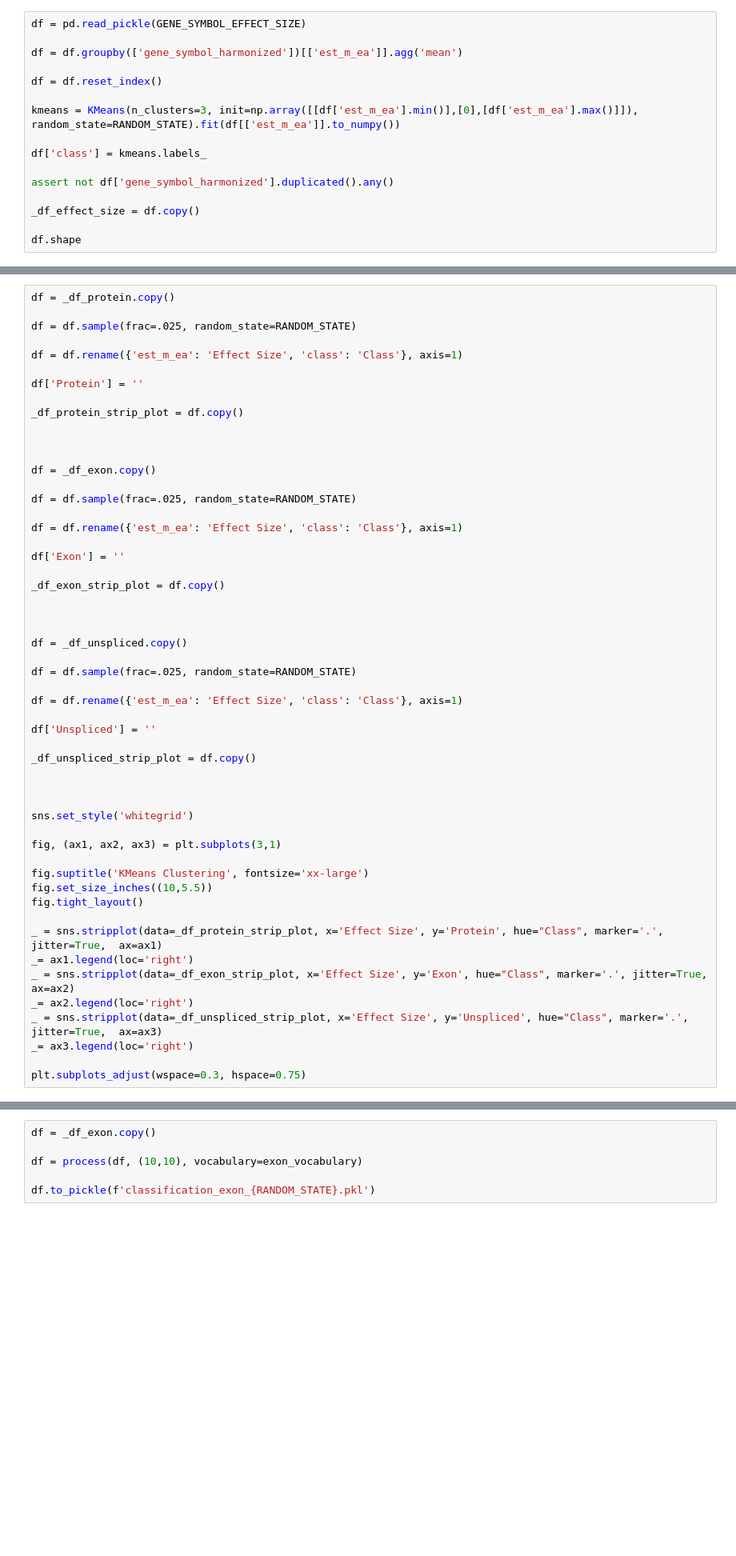
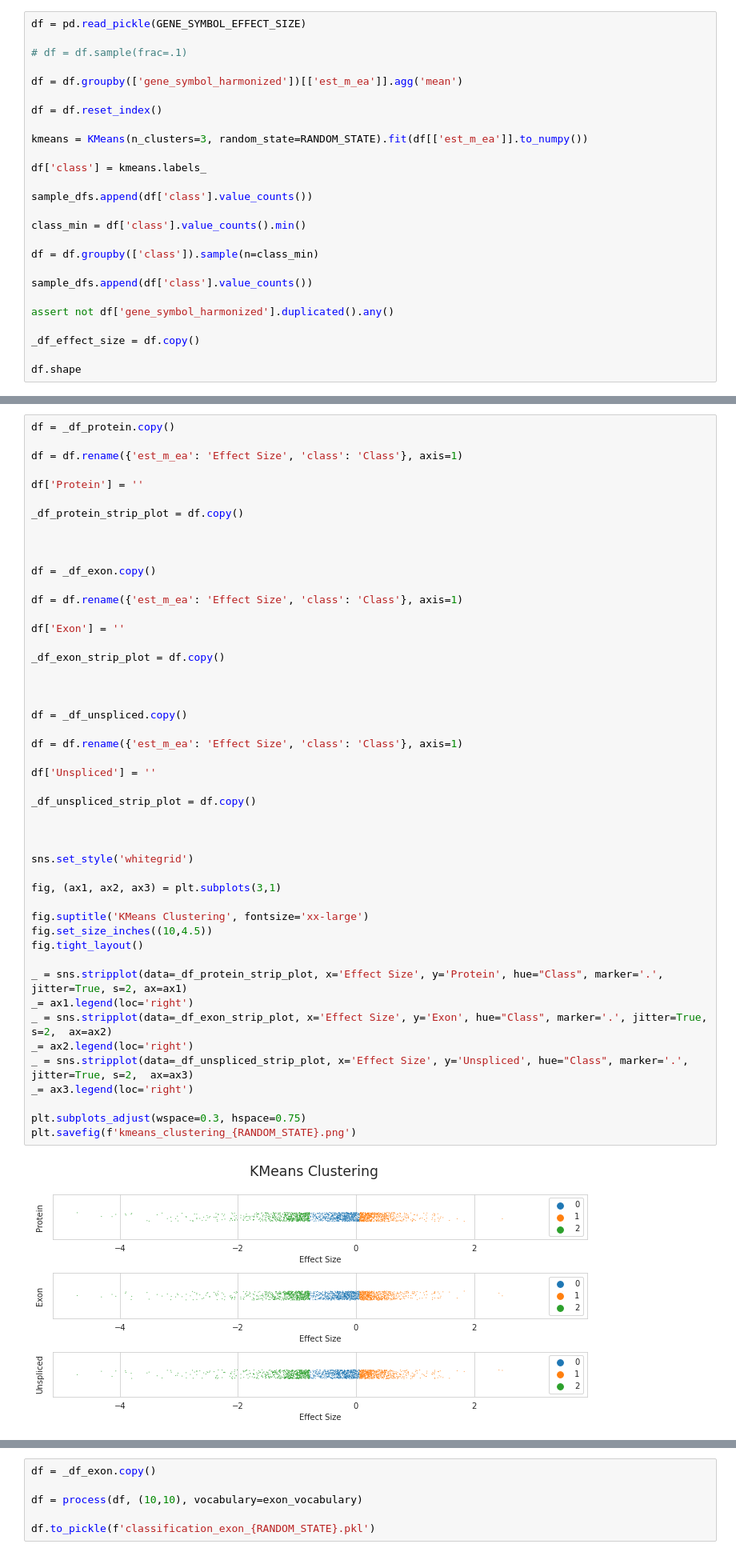
Before and after one commit to gene-to-phenotype-predictions/Baseline_TF-IDF_Analysis, a Jupyter notebook: analysis/main.ipynb, the cells around one changed output, grey strips where cells are left out. Shown at 80% size. Saved outputs shown, nothing was run; the diff lists cells and outputs as text; blank space fills up the shorter version.

```diff
--- a/analysis/main.ipynb
+++ b/analysis/main.ipynb
@@ -58,13 +63,23 @@ print(RANDOM_STATE)
 # %%
 df = pd.read_pickle(GENE_SYMBOL_EFFECT_SIZE)
+
+# df = df.sample(frac=.1)
 
 df = df.groupby(['gene_symbol_harmonized'])[['est_m_ea']].agg('mean')
 
 df = df.reset_index()
 
-kmeans = KMeans(n_clusters=3, init=np.array([[df['est_m_ea'].min()],[0],[df['est_m_ea'].max()]]), random_state=RANDOM_STATE).fit(df[['est_m_ea']].to_numpy())
+kmeans = KMeans(n_clusters=3, random_state=RANDOM_STATE).fit(df[['est_m_ea']].to_numpy())
 
 df['class'] = kmeans.labels_
+
+sample_dfs.append(df['class'].value_counts())
+
+class_min = df['class'].value_counts().min()
+
+df = df.groupby(['class']).sample(n=class_min)
+
+sample_dfs.append(df['class'].value_counts())
 
 assert not df['gene_symbol_harmonized'].duplicated().any()
 
@@ -128,7 +157,5 @@ df.shape
 # %%
 df = _df_protein.copy()
-
-df = df.sample(frac=.025, random_state=RANDOM_STATE)
 
 df = df.rename({'est_m_ea': 'Effect Size', 'class': 'Class'}, axis=1)
 
@@ -140,44 +167,43 @@ _df_protein_strip_plot = df.copy()
 
 df = _df_exon.copy()
 
-df = df.sample(frac=.025, random_state=RANDOM_STATE)
-
 df = df.rename({'est_m_ea': 'Effect Size', 'class': 'Class'}, axis=1)
 
 df['Exon'] = ''
 
 _df_exon_strip_plot = df.copy()
 
 
 
 df = _df_unspliced.copy()
-
-df = df.sample(frac=.025, random_state=RANDOM_STATE)
 
 df = df.rename({'est_m_ea': 'Effect Size', 'class': 'Class'}, axis=1)
 
 df['Unspliced'] = ''
 
 _df_unspliced_strip_plot = df.copy()
 
 
 
 sns.set_style('whitegrid')
 
 fig, (ax1, ax2, ax3) = plt.subplots(3,1)
 
 fig.suptitle('KMeans Clustering', fontsize='xx-large')
-fig.set_size_inches((10,5.5))
+fig.set_size_inches((10,4.5))
 fig.tight_layout()
 
-_ = sns.stripplot(data=_df_protein_strip_plot, x='Effect Size', y='Protein', hue="Class", marker='.', jitter=True,  ax=ax1)
+_ = sns.stripplot(data=_df_protein_strip_plot, x='Effect Size', y='Protein', hue="Class", marker='.', jitter=True, s=2, ax=ax1)
 _= ax1.legend(loc='right')
-_ = sns.stripplot(data=_df_exon_strip_plot, x='Effect Size', y='Exon', hue="Class", marker='.', jitter=True,  ax=ax2)
+_ = sns.stripplot(data=_df_exon_strip_plot, x='Effect Size', y='Exon', hue="Class", marker='.', jitter=True, s=2,  ax=ax2)
 _= ax2.legend(loc='right')
-_ = sns.stripplot(data=_df_unspliced_strip_plot, x='Effect Size', y='Unspliced', hue="Class", marker='.', jitter=True,  ax=ax3)
+_ = sns.stripplot(data=_df_unspliced_strip_plot, x='Effect Size', y='Unspliced', hue="Class", marker='.', jitter=True, s=2,  ax=ax3)
 _= ax3.legend(loc='right')
 
 plt.subplots_adjust(wspace=0.3, hspace=0.75)
+plt.savefig(f'kmeans_clustering_{RANDOM_STATE}.png')
+# %% [output]
+[figure, added]
 # %%
 def feature_density(df, ngram_range):
 
```
Also changed, not shown: parts of 18 cells of this notebook, 5 other files.
